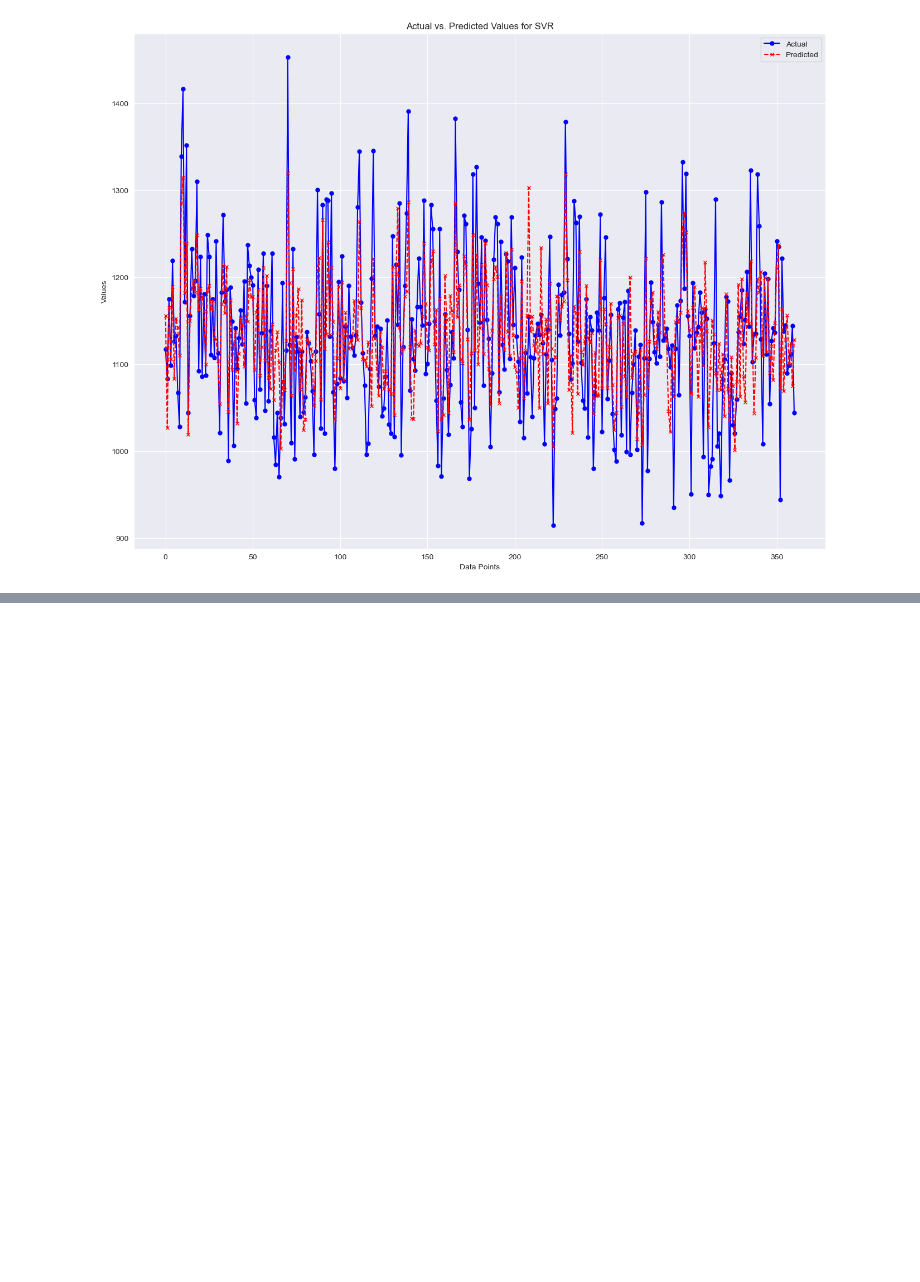
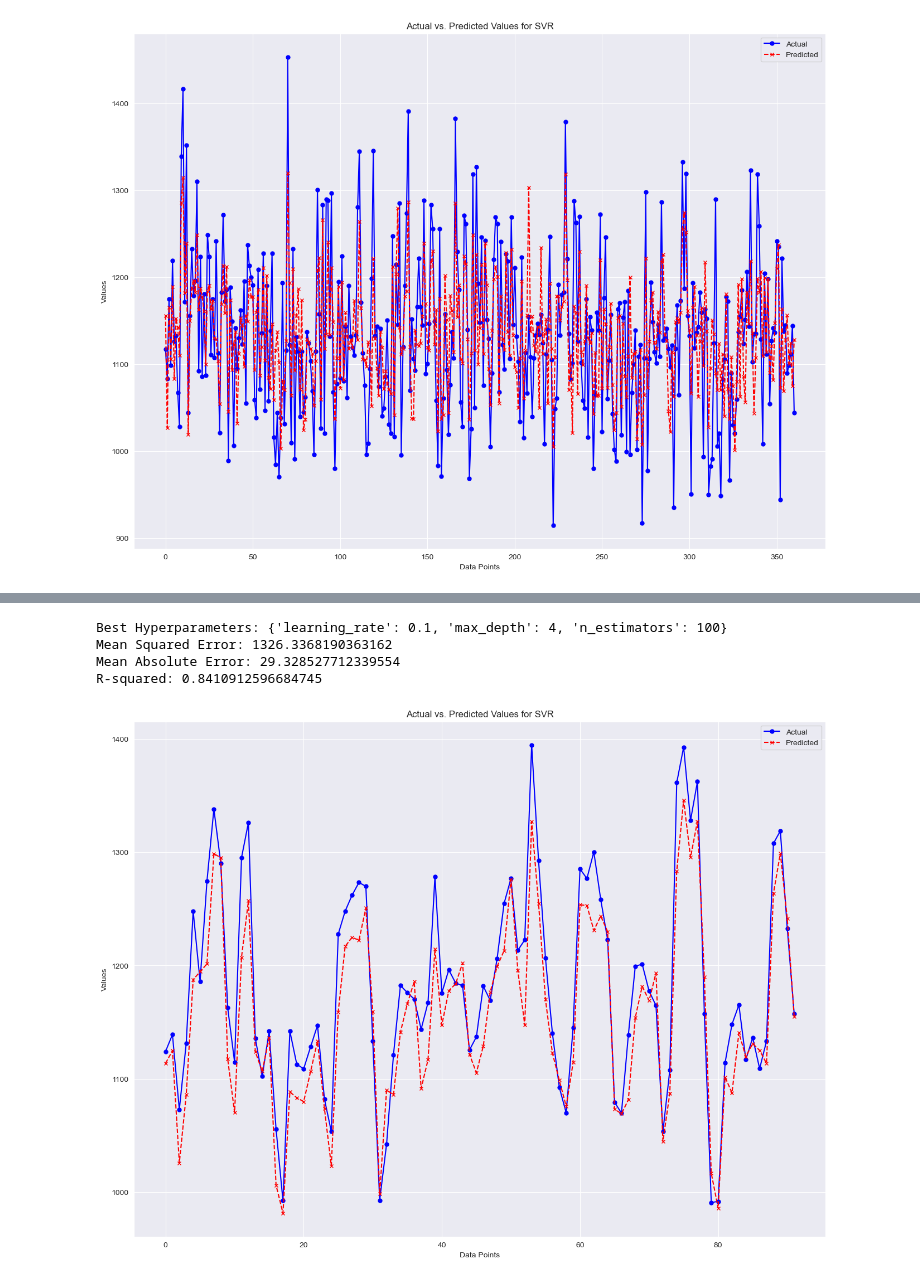
Before and after one commit to saraNgolestani/AESO, a Jupyter notebook: Demo.ipynb, the cells around one changed output, grey strips where cells are left out. Saved outputs shown, nothing was run; the diff lists cells and outputs as text; code cells hidden in the pictures; blank space fills up the shorter version.

```diff
--- a/Demo.ipynb
+++ b/Demo.ipynb
@@ -243,0 +202,2 @@ plt.show()
+# %%
+summer_data.Energy.fillna((summer_data.Energy.mean()), inplace=True)
@@ -243,0 +222,65 @@ plt.show()
+# %%
+summer_x = summer_data[high_correlated_summer.index[1:]]
+summer_y = summer_data.Energy
+# %%
+s_x_arr = np.array(summer_x)
+s_y_arr = np.array(summer_y)
+# %%
+s_x_train = s_x_arr[:-92]
+s_y_train = s_y_arr[:-92]
+s_x_test = s_x_arr[-92:]
+s_y_test = s_y_arr[-92:]
+# %%
+# Define the hyperparameters and their respective values to search
+param_grid = {
+    'n_estimators': [100, 200, 300],
+    'learning_rate': [0.01, 0.1, 0.5],
+    'max_depth': [3, 4, 5]
+}
+
+# Create the Gradient Boosting Regressor model
+model = GradientBoostingRegressor(random_state=42)
+
+# Create GridSearchCV with cross-validation
+grid_search = GridSearchCV(model, param_grid, cv=5, scoring='neg_mean_squared_error', n_jobs=-1)
+
+# Fit the grid search to the training data
+grid_search.fit(s_x_train, s_y_train)
+
+# Get the best hyperparameters
+best_params = grid_search.best_params_
+print("Best Hyperparameters:", best_params)
+
+# Get the best model
+best_model = grid_search.best_estimator_
+
+# Make predictions with the best model
+y_pred = best_model.predict(s_x_test)
+
+# Evaluate the best model
+mse = mean_squared_error(s_y_test, y_pred)
+mae = mean_absolute_error(s_y_test, y_pred)
+r2 = r2_score(s_y_test, y_pred)
+
+print("Mean Squared Error:", mse)
+print("Mean Absolute Error:", mae)
+print("R-squared:", r2)
+# %% [output]
+Best Hyperparameters: {'learning_rate': 0.1, 'max_depth': 4, 'n_estimators': 100}
+Mean Squared Error: 1326.3368190363162
+Mean Absolute Error: 29.328527712339554
+R-squared: 0.8410912596684745
+# %%
+# Assuming y_pred and y_test are your predicted and actual values, you can create a DataFrame for the plot.
+# Create a line plot to visualize the actual and predicted values in one dimension
+plt.figure(figsize=(16, 12))
+x = np.arange(len(s_y_test))  # Create an array of indices
+plt.plot(x, s_y_test, label='Actual', color='blue', marker='o', linestyle='-', markersize=5)
+plt.plot(x, y_pred, label='Predicted', color='red', marker='x', linestyle='--', markersize=5)
+plt.xlabel('Data Points')
+plt.ylabel('Values')
+plt.title('Actual vs. Predicted Values for SVR')
+plt.legend()
+plt.show()
+# %% [output]
+[figure, added]
```
Also changed, not shown: parts of 24 cells of this notebook, 2 other files.
